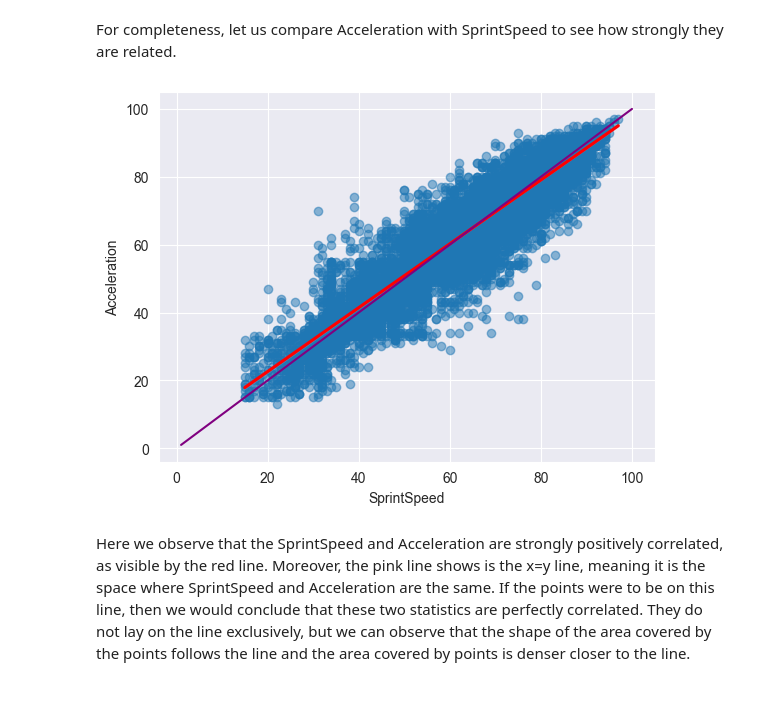
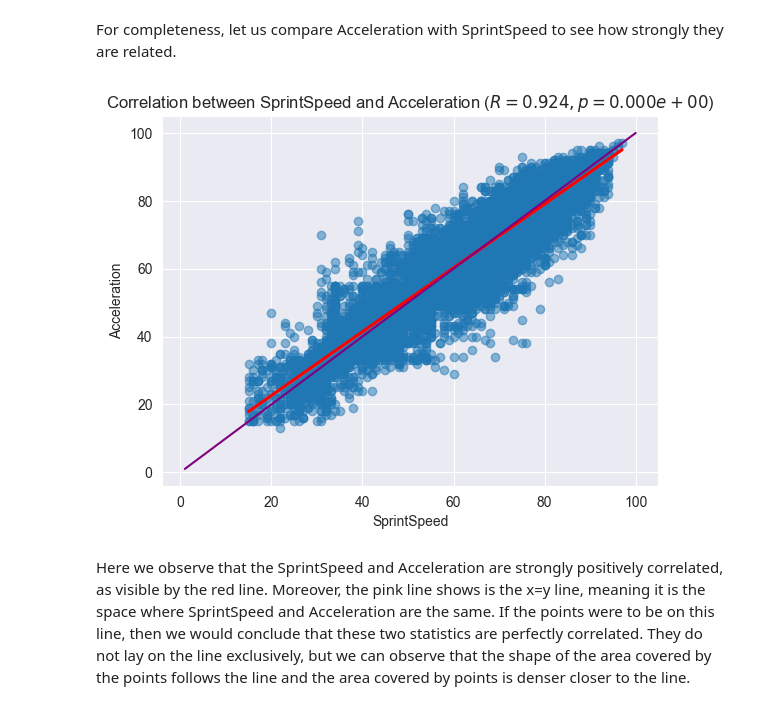
Before and after one commit to zurfil/DataSciencePortfolio, a Jupyter notebook: FIFA/main.ipynb, the cells around one changed output. Drawn from its saved outputs; the diff is of its cells as text; code cells hidden in the pictures.

Commit message:
updated sprint-accel chart to include a correlation test

```diff
--- a/FIFA/main.ipynb
+++ b/FIFA/main.ipynb
@@ -196,12 +198,13 @@ Here the result is very similar to what we have observed in SprintSpeed-Age comp
 For completeness, let us compare Acceleration with SprintSpeed to see how strongly they are related.
 # %%
 sns.regplot(x="SprintSpeed", y="Acceleration", data=data, scatter_kws={'alpha':0.5}, line_kws={'color': 'red'})
-x = np.linspace(1, 100, 100)
-y = x
-plt.plot(x, y, color="purple")
+plt.plot(np.linspace(1, 100, 100), np.linspace(1, 100, 100), color="purple")
+
+test = stats.pearsonr(data["SprintSpeed"], data["Acceleration"])
+plt.title(f"Correlation between SprintSpeed and Acceleration ($R = {test.statistic:.3f}, p = {test.pvalue:.3e}$)")
 plt.show();
 # %% [output]
-[figure, old version]
+[figure, new version]
 # %% [markdown]
 Here we observe that the SprintSpeed and Acceleration are strongly positively correlated, as visible by the red line. Moreover, the pink line
 shows is the x=y line, meaning it is the space where SprintSpeed and Acceleration are the same. If the points were to be on this line,
```
Also changed, not shown: parts of 4 cells of this notebook.
